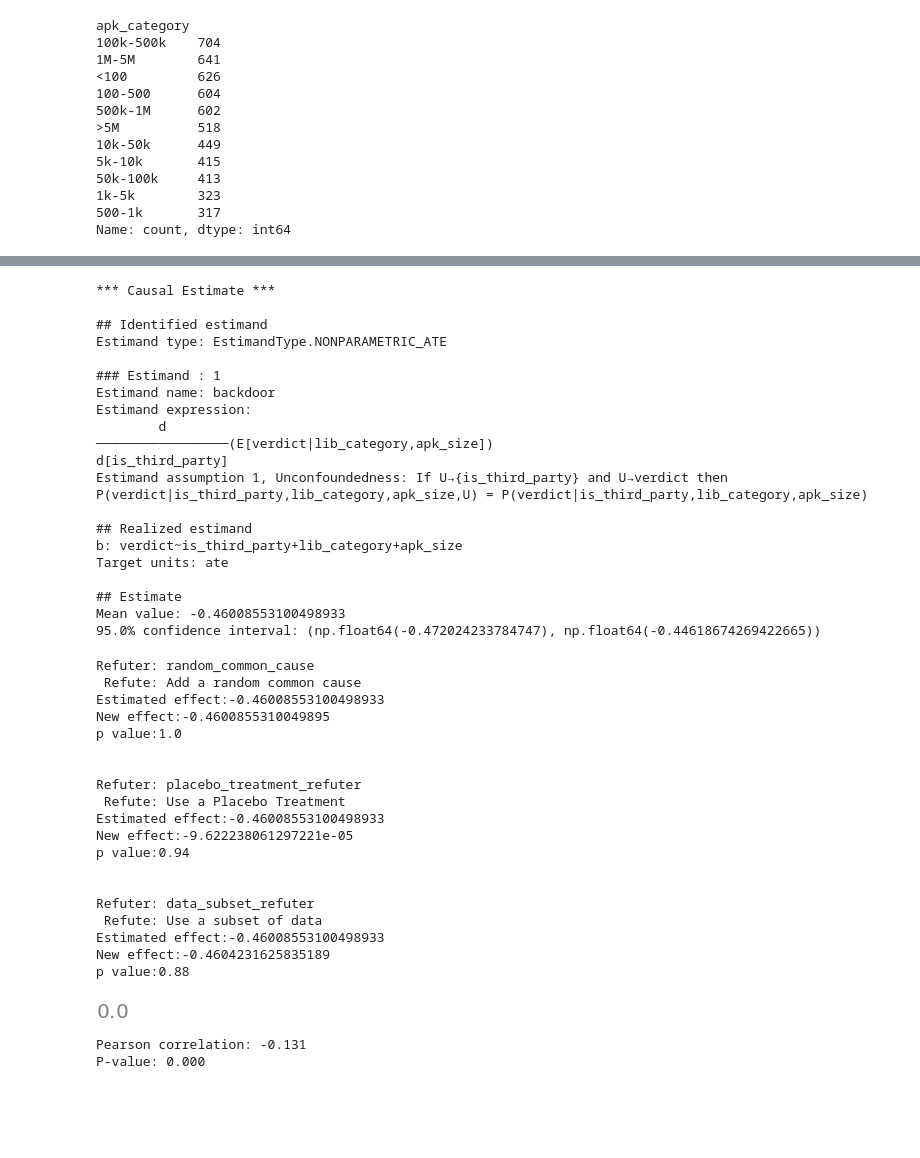
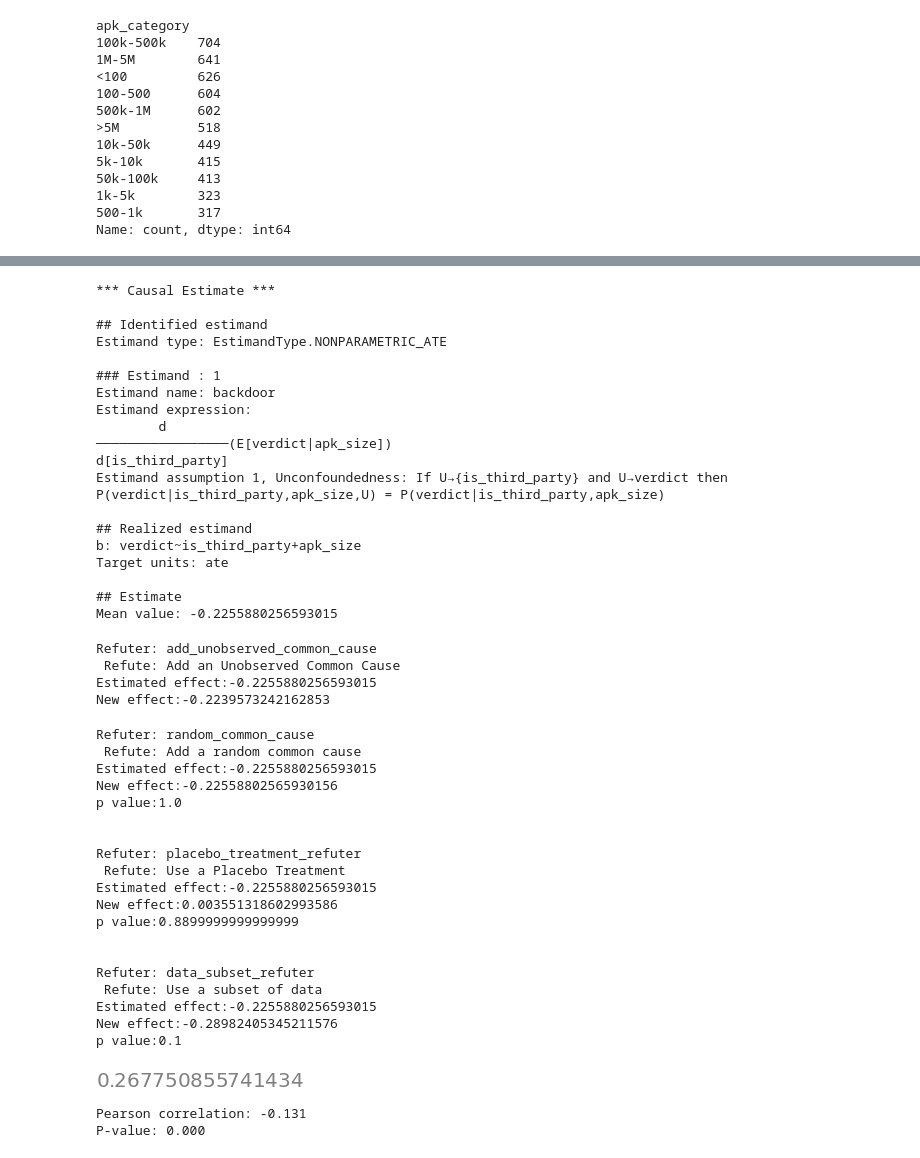
Before and after one commit to MdAkramKhanJehad/ci4security, a Jupyter notebook: causal_analysis/test.ipynb, the cells around one changed output, grey strips where cells are left out. Drawn from its saved outputs; the diff is of its cells as text; code cells hidden in the pictures; blank space fills up the shorter version.

Commit message:
updated causal graph

```diff
--- a/causal_analysis/test.ipynb
+++ b/causal_analysis/test.ipynb
@@ -194,7 +167,9 @@ Estimand assumption 1, Unconfoundedness: If U→{is_third_party} and U→verdict
 
 # print(f"Estimated ATE: {estimate}")
 
-estimate = model.estimate_effect(identified_estimand, method_name="backdoor.propensity_score_matching", target_units = "ate", confidence_intervals=True)
+estimate = model.estimate_effect(identified_estimand, method_name="backdoor.propensity_score_matching", target_units = "ate")
+# estimate = model.estimate_effect(identified_estimand, method_name="backdoor.linear_regression", target_units = "ate", confidence_intervals=True)
+
 # estimate_only_size = model_only_size.estimate_effect(identified_estimand_only_size, method_name="backdoor.propensity_score_matching", target_units = "ate")
 # estimate_without_size = model_without_size.estimate_effect(identified_estimand_without_size, method_name="backdoor.propensity_score_matching", target_units = "ate")
 
@@ -211,20 +186,19 @@ Estimand type: EstimandType.NONPARAMETRIC_ATE
 Estimand name: backdoor
 Estimand expression:
         d
-─────────────────(E[verdict|lib_category,apk_size])
+─────────────────(E[verdict|apk_size])
 d[is_third_party]
-Estimand assumption 1, Unconfoundedness: If U→{is_third_party} and U→verdict then P(verdict|is_third_party,lib_category,apk_size,U) = P(verdict|is_third_party,lib_category,apk_size)
+Estimand assumption 1, Unconfoundedness: If U→{is_third_party} and U→verdict then P(verdict|is_third_party,apk_size,U) = P(verdict|is_third_party,apk_size)
 
 ## Realized estimand
-b: verdict~is_third_party+lib_category+apk_size
+b: verdict~is_third_party+apk_size
 Target units: ate
 
 ## Estimate
-Mean value: -0.46008553100498933
-95.0% confidence interval: (np.float64(-0.472024233784747), np.float64(-0.44618674269422665))
+Mean value: -0.2255880256593015
 # %%
 refutation_methods = [
-    # "add_unobserved_common_cause",
+    "add_unobserved_common_cause",
     "random_common_cause",
     "placebo_treatment_refuter",
     "data_subset_refuter",
@@ -245,42 +219,46 @@ for method in refutation_methods:
 #     ref = model_without_size.refute_estimate(identified_estimand, estimate, method_name=method)
 #     print(f"\nRefuter: {method}\n",ref)
 # %% [output]
-Refuter: random_common_cause
- Refute: Add a random common cause
-Estimated effect:-0.46008553100498933
-New effect:-0.4600855310049895
-p value:1.0
-
-
-Refuter: placebo_treatment_refuter
- Refute: Use a Placebo Treatment
-Estimated effect:-0.46008553100498933
-New effect:-9.622238061297221e-05
-p value:0.94
-
-
-Refuter: data_subset_refuter
- Refute: Use a subset of data
-Estimated effect:-0.46008553100498933
-New effect:-0.4604231625835189
-p value:0.88
+Refuter: add_unobserved_common_cause
+ Refute: Add an Unobserved Common Cause
+Estimated effect:-0.2255880256593015
+New effect:-0.2239573242162853
+Refuter: random_common_cause
+ Refute: Add a random common cause
+Estimated effect:-0.2255880256593015
+New effect:-0.22558802565930156
+p value:1.0
+
+
+Refuter: placebo_treatment_refuter
+ Refute: Use a Placebo Treatment
+Estimated effect:-0.2255880256593015
+New effect:0.003551318602993586
+p value:0.8899999999999999
+
+
+Refuter: data_subset_refuter
+ Refute: Use a subset of data
+Estimated effect:-0.2255880256593015
+New effect:-0.28982405345211576
+p value:0.1
 # %%
 p_value = gcm.independence_test(
-    df["lib_category"].astype("category").cat.codes.values,
+    df["apk_size"].values,
     df["verdict"].values,
     conditioned_on=df["is_third_party"].values,
     method='kernel'
 )
 p_value
 
-### Rejected the null hypo on:
+### Rejected the null hypothesis on:
 # apk_category -> apk_size -> is_third_party
 # lib_category -> is_third_party-> verdict
 #
 
 # df["lib_category"] df["code_location"] df["is_third_party"]  .astype("category").cat.codes.values
 # %% [output]
-[figure, old version]
+[figure, new version]
 # %%
 from scipy.stats import pearsonr
 
```
Also changed, not shown: parts of 4 cells of this notebook, 1 other file.
